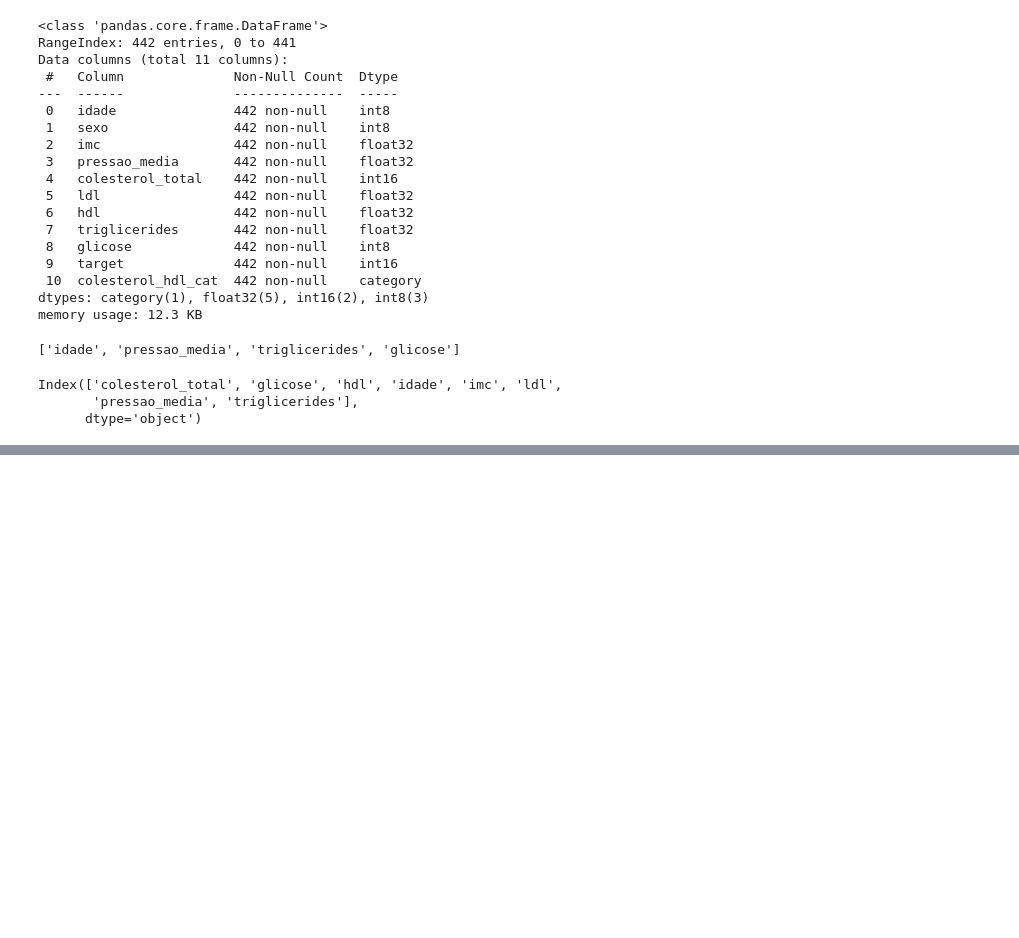
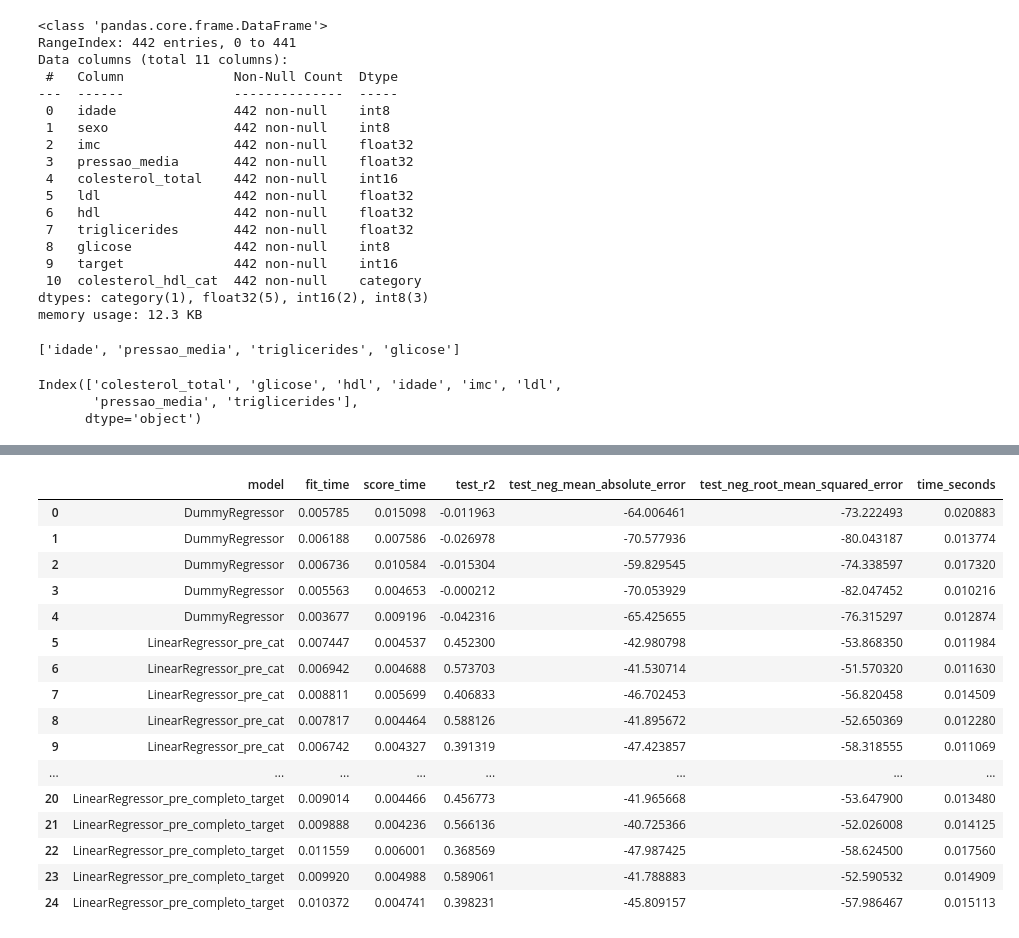
Before and after one commit to PauloViniciusR/Modelos_regressao, a Jupyter notebook: notebooks/10. analise_complexidade.ipynb, the cells around one changed output, grey strips where cells are left out. Cells and saved outputs as stored; diff of their text form; code cells hidden in the pictures; blank space fills up the shorter version.

Commit message:
Regressao linear

```diff
--- a/notebooks/10. analise_complexidade.ipynb
+++ b/notebooks/10. analise_complexidade.ipynb
@@ -155,0 +178,20 @@ resultados = {
+# %%
+df_resultados
+# %% [output]
+|  | model | fit_time | score_time | test_r2 | test_neg_mean_absolute_error | test_neg_root_mean_squared_error | time_seconds |
+| 0 | DummyRegressor | 0.005785 | 0.015098 | -0.011963 | -64.006461 | -73.222493 | 0.020883 |
+| 1 | DummyRegressor | 0.006188 | 0.007586 | -0.026978 | -70.577936 | -80.043187 | 0.013774 |
+| 2 | DummyRegressor | 0.006736 | 0.010584 | -0.015304 | -59.829545 | -74.338597 | 0.017320 |
+| 3 | DummyRegressor | 0.005563 | 0.004653 | -0.000212 | -70.053929 | -82.047452 | 0.010216 |
+| 4 | DummyRegressor | 0.003677 | 0.009196 | -0.042316 | -65.425655 | -76.315297 | 0.012874 |
+| 5 | LinearRegressor_pre_cat | 0.007447 | 0.004537 | 0.452300 | -42.980798 | -53.868350 | 0.011984 |
+| 6 | LinearRegressor_pre_cat | 0.006942 | 0.004688 | 0.573703 | -41.530714 | -51.570320 | 0.011630 |
+| 7 | LinearRegressor_pre_cat | 0.008811 | 0.005699 | 0.406833 | -46.702453 | -56.820458 | 0.014509 |
+| 8 | LinearRegressor_pre_cat | 0.007817 | 0.004464 | 0.588126 | -41.895672 | -52.650369 | 0.012280 |
+| 9 | LinearRegressor_pre_cat | 0.006742 | 0.004327 | 0.391319 | -47.423857 | -58.318555 | 0.011069 |
+| ... | ... | ... | ... | ... | ... | ... | ... |
+| 20 | LinearRegressor_pre_completo_target | 0.009014 | 0.004466 | 0.456773 | -41.965668 | -53.647900 | 0.013480 |
+| 21 | LinearRegressor_pre_completo_target | 0.009888 | 0.004236 | 0.566136 | -40.725366 | -52.026008 | 0.014125 |
+| 22 | LinearRegressor_pre_completo_target | 0.011559 | 0.006001 | 0.368569 | -47.987425 | -58.624500 | 0.017560 |
+| 23 | LinearRegressor_pre_completo_target | 0.009920 | 0.004988 | 0.589061 | -41.788883 | -52.590532 | 0.014909 |
+| 24 | LinearRegressor_pre_completo_target | 0.010372 | 0.004741 | 0.398231 | -45.809157 | -57.986467 | 0.015113 |
```
Also changed, not shown: parts of 3 cells of this notebook, 2 other files.
